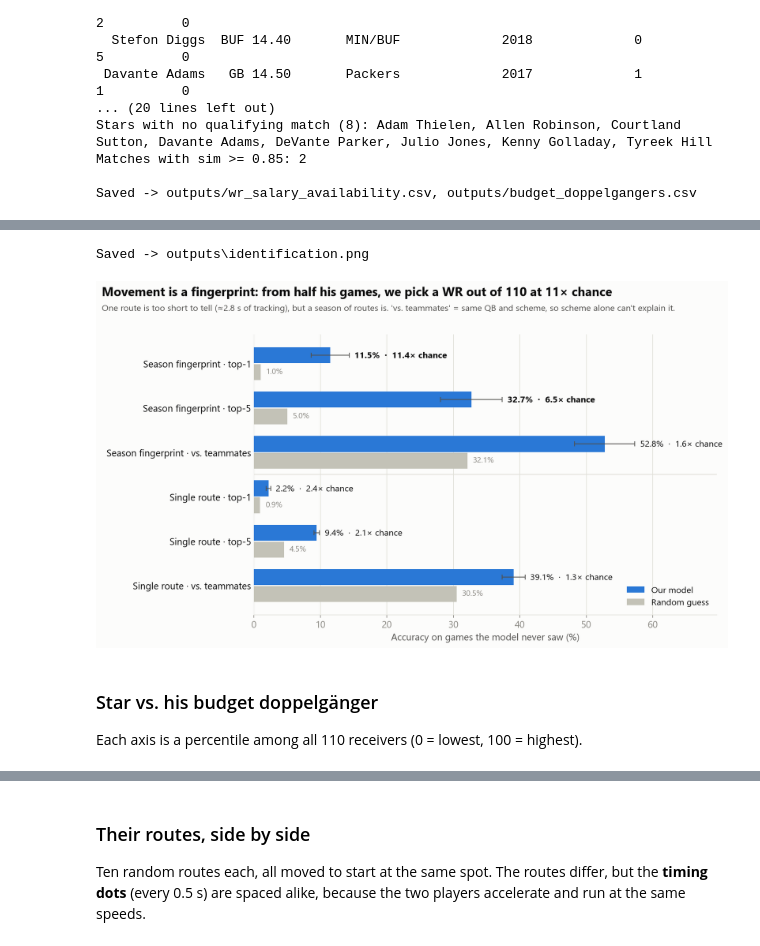
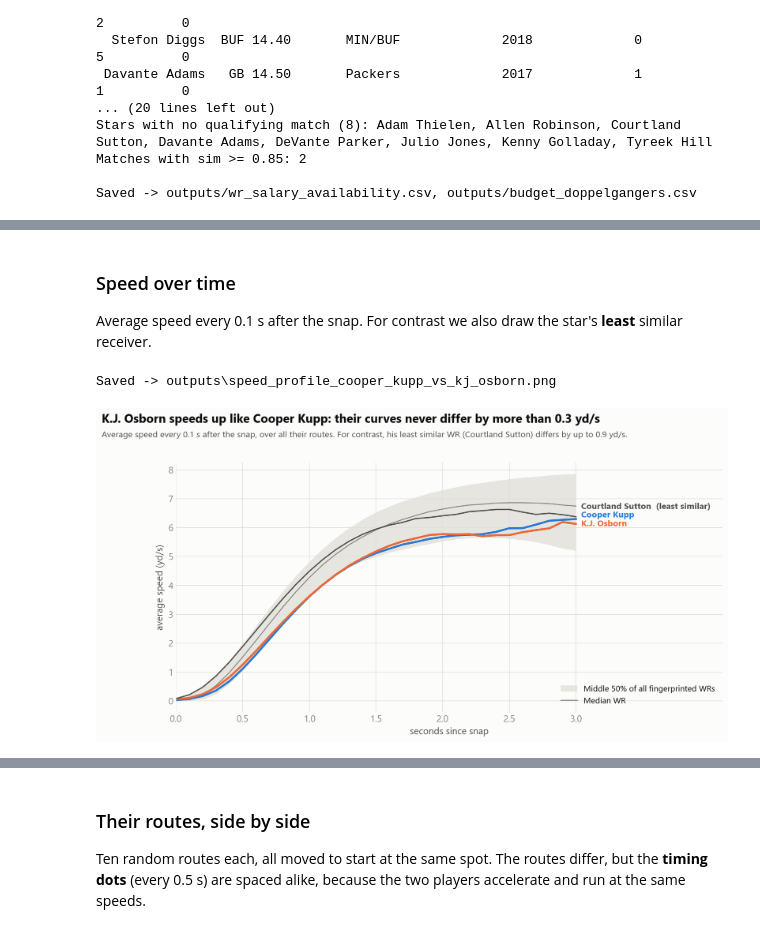
Before and after one commit to ananya1806/shadow, a Jupyter notebook: demo.ipynb, the cells around one changed output, grey strips where cells are left out. Saved outputs shown, nothing was run; the diff lists cells and outputs as text; code cells hidden in the pictures.

```diff
--- a/demo.ipynb
+++ b/demo.ipynb
@@ -95,0 +154,3 @@ We drop routes where the QB ran (not a real route) and routes where the receiver
+# %%
+visuals.routes_per_wr(visuals.load_training())
+display(Image(OUT / "routes_per_wr.png", width=850))
@@ -176,0 +214,8 @@ clf.assign(accuracy=clf["accuracy"].map("{:.1%}".format),
+# %%
+f = fingerprint.load_routes()
+tr, te = next(fingerprint.game_splits(f))
+pd.DataFrame({"games": [tr.gameId.nunique(), te.gameId.nunique()],
+              "routes": [len(tr), len(te)],
+              "receivers": [tr.nflId.nunique(), te.nflId.nunique()],
+              "games in both": [len(set(tr.gameId) & set(te.gameId))] * 2},
+             index=["train", "test"])
@@ -181,0 +229,3 @@ Which features matter most? Speed off the line and top speed carry most of the s
+# %%
+visuals.identification(visuals.load())
+display(Image(OUT / "identification.png", width=900))
@@ -195,0 +256,5 @@ pd.read_csv(OUT / "feature_importance.csv")
+# %%
+abl = visuals.ablation(visuals.load())
+display(Image(OUT / "ablation.png", width=850))
+abl.assign(top1=abl.top1.map("{:.1%}".format), top5=abl.top5.map("{:.1%}".format),
+           team=abl.team.map("{:.1%}".format))
@@ -337,10 +407,10 @@ From half a season, we pick a receiver out of 110 at about 11x chance. One route
+# %% [markdown]
+### Speed over time
+
+Average speed every 0.1 s after the snap. For contrast we also draw the star's **least** similar receiver.
 # %%
-visuals.identification(d)
-display(Image(OUT / "identification.png", width=900))
+visuals.speed_profile(d, STAR, DOUBLE)
+display(Image(OUT / f"speed_profile_{visuals.slug(STAR)}_vs_{visuals.slug(DOUBLE)}.png", width=900))
 # %% [output]
-Saved -> outputs\identification.png
+Saved -> outputs\speed_profile_cooper_kupp_vs_kj_osborn.png
-[figure, old version]
+[figure, new version]
-# %% [markdown]
-### Star vs. his budget doppelgänger
-
-Each axis is a percentile among all 110 receivers (0 = lowest, 100 = highest).
```
Also changed, not shown: parts of 50 cells of this notebook, 13 other files.
